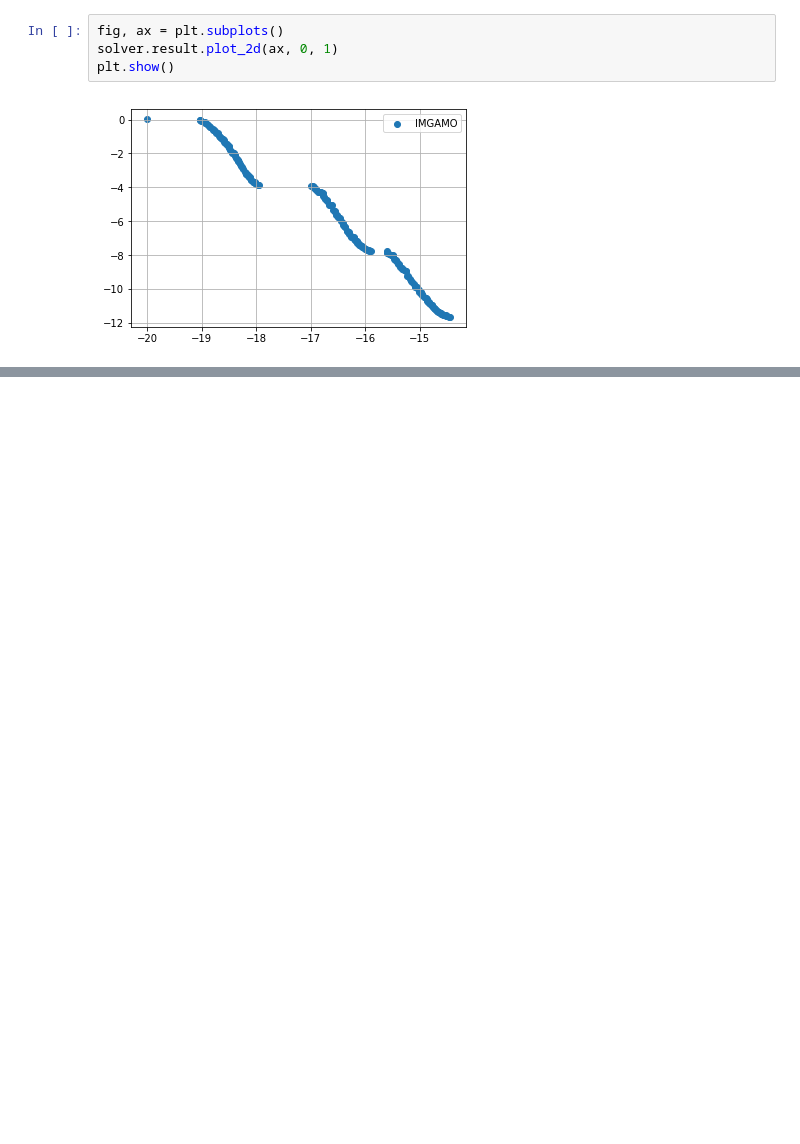
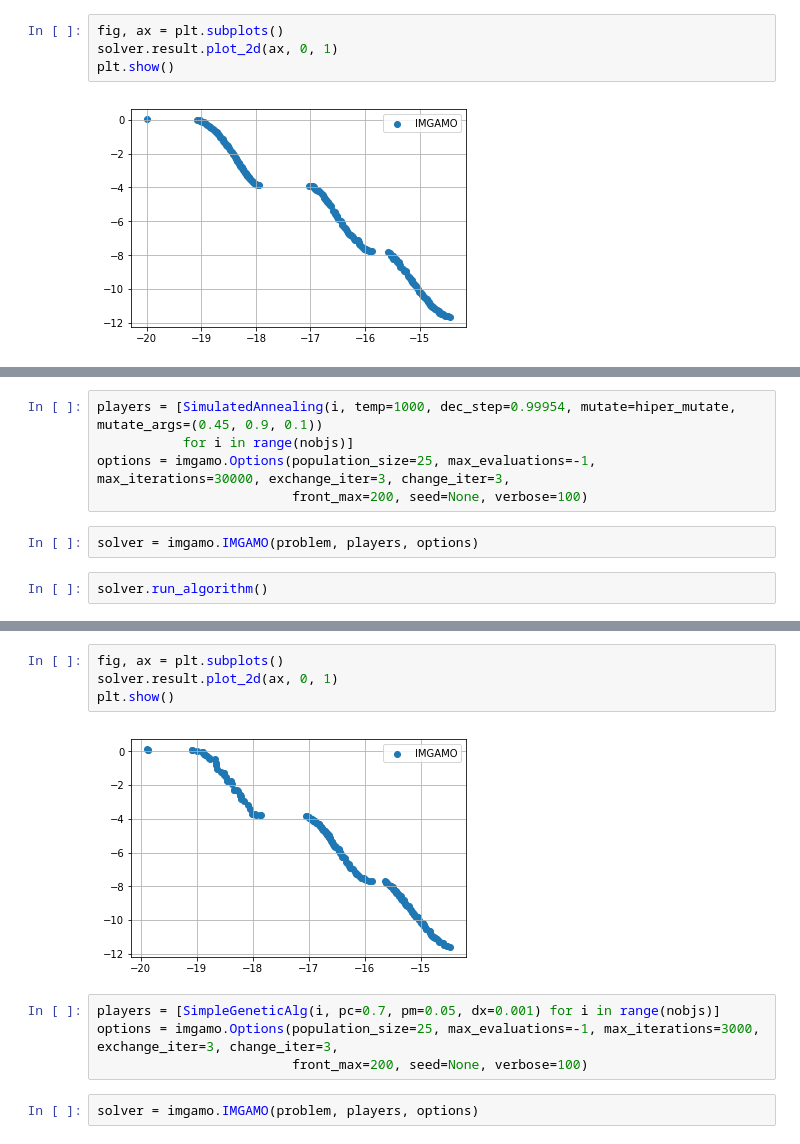
Before and after one commit to amarszalek/ResearchCode, a Jupyter notebook: notebooks/IMGAMO_Kursawe.ipynb, the cells around one changed output, grey strips where cells are left out. Saved outputs shown, nothing was run; the diff lists cells and outputs as text; blank space fills up the shorter version.

Commit message:
imgamo players

```diff
--- a/notebooks/IMGAMO_Kursawe.ipynb
+++ b/notebooks/IMGAMO_Kursawe.ipynb
@@ -60,0 +118,9 @@ plt.show()
+# %%
+players = [SimulatedAnnealing(i, temp=1000, dec_step=0.99954, mutate=hiper_mutate, mutate_args=(0.45, 0.9, 0.1))
+           for i in range(nobjs)]
+options = imgamo.Options(population_size=25, max_evaluations=-1, max_iterations=30000, exchange_iter=3, change_iter=3,
+                         front_max=200, seed=None, verbose=100)
+# %%
+solver = imgamo.IMGAMO(problem, players, options)
+# %%
+solver.run_algorithm()
@@ -60,0 +154,12 @@ plt.show()
+# %%
+fig, ax = plt.subplots()
+solver.result.plot_2d(ax, 0, 1)
+plt.show()
+# %% [output]
+[figure, added]
+# %%
+players = [SimpleGeneticAlg(i, pc=0.7, pm=0.05, dx=0.001) for i in range(nobjs)]
+options = imgamo.Options(population_size=25, max_evaluations=-1, max_iterations=3000, exchange_iter=3, change_iter=3,
+                         front_max=200, seed=None, verbose=100)
+# %%
+solver = imgamo.IMGAMO(problem, players, options)
```
Also changed, not shown: parts of 17 cells of this notebook, 3 other files.
